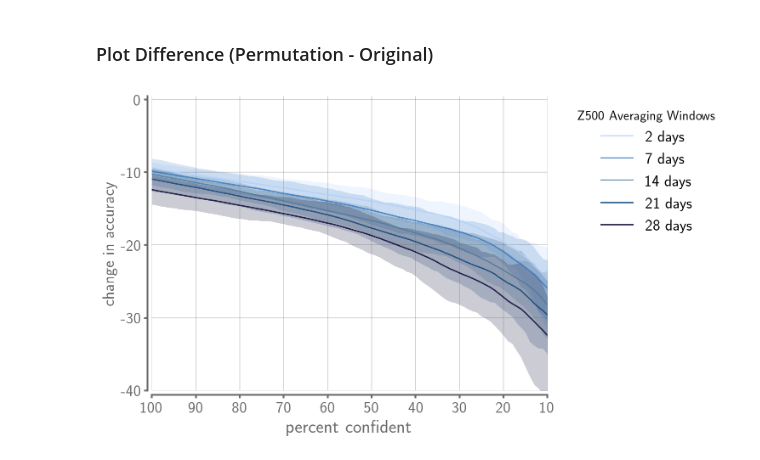
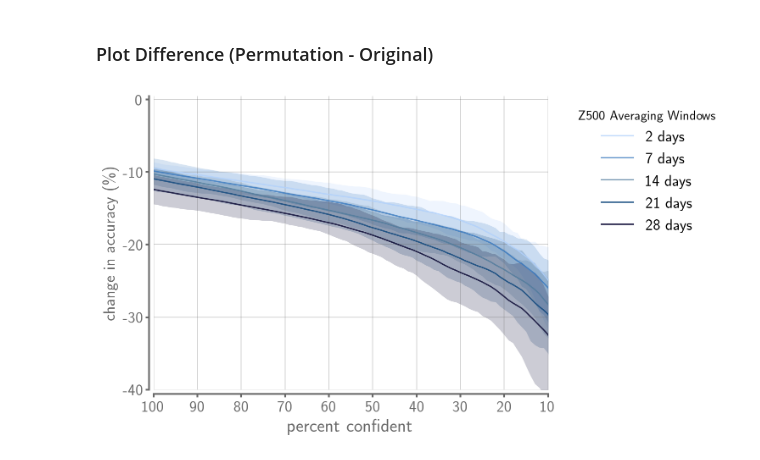
Before and after one commit to kjmayer/ENSOvsMJO, a Jupyter notebook: interpret/interpret-PermutImport-plot.ipynb, the cells around one changed output. Drawn from its saved outputs; the diff is of its cells as text; code cells hidden in the pictures.

```diff
--- a/interpret/interpret-PermutImport-plot.ipynb
+++ b/interpret/interpret-PermutImport-plot.ipynb
@@ -184,33 +184,34 @@ plt.fill_between(x = np.arange(0,100),
 plt.plot(np.mean(confvsacc_all_diff[:,5],axis=0),'xkcd:windows blue',alpha=0.8,label='7 days')
 plt.fill_between(x = np.arange(0,100),
                  y1 = np.min(confvsacc_all_diff[:,5],axis=0),
                  y2 = np.max(confvsacc_all_diff[:,5],axis=0),color='xkcd:windows blue',alpha=0.2,linewidth=0)
 
 plt.plot(np.mean(confvsacc_all_diff[:,12],axis=0),'xkcd:stormy blue',alpha=0.8,label='14 days')
 plt.fill_between(x = np.arange(0,100),
                  y1 = np.min(confvsacc_all_diff[:,12],axis=0),
                  y2 = np.max(confvsacc_all_diff[:,12],axis=0),color='xkcd:stormy blue',alpha=0.2,linewidth=0)
 
 plt.plot(np.mean(confvsacc_all_diff[:,19],axis=0),'xkcd:twilight blue',alpha=0.8,label='21 days')
 plt.fill_between(x = np.arange(0,100),
                  y1 = np.min(confvsacc_all_diff[:,19],axis=0),
                  y2 = np.max(confvsacc_all_diff[:,19],axis=0),color='xkcd:twilight blue',alpha=0.2,linewidth=0)
 
 plt.plot(np.mean(confvsacc_all_diff[:,26],axis=0),'xkcd:midnight',alpha=0.8,label='28 days')
 plt.fill_between(x = np.arange(0,100),
                  y1 = np.min(confvsacc_all_diff[:,26],axis=0),
                  y2 = np.max(confvsacc_all_diff[:,26],axis=0),color='xkcd:midnight',alpha=0.2,linewidth=0)
 
 # plt.ylim(-10,0.5)
 # plt.yticks(np.arange(-10,2,2),np.arange(-10,2,2),fontsize=FS,color='dimgrey')
 plt.ylim(-40,0.5)
 plt.yticks(np.arange(-40,10,10),np.arange(-40,10,10),fontsize=FS,color='dimgrey')
-plt.ylabel('change in accuracy',fontsize=FS+1,color='dimgrey')
+plt.ylabel('change in accuracy (\%)',fontsize=FS+1,color='dimgrey')
 plt.xlim(0,90)
 plt.xticks(np.arange(0,100,10),np.arange(10,110,10)[::-1],fontsize=FS,color='dimgrey')
 plt.xlabel('percent confident',fontsize=FS+3,color='dimgrey')
 plt.legend(frameon=False, fontsize=FS,ncol=1,bbox_to_anchor=(1.04, 1), loc="upper left", title='Z500 Averaging Windows')
 
-plt.show()
+plt.savefig('/glade/work/kjmayer/research/catalyst/ENSOvsMJO/plots/ENSOpermutimport_main.png',dpi=300,bbox_inches='tight')
+# plt.show()
 # %% [output]
-[figure, old version]
+[figure, new version]
```
Also changed, not shown: 3 other files.
